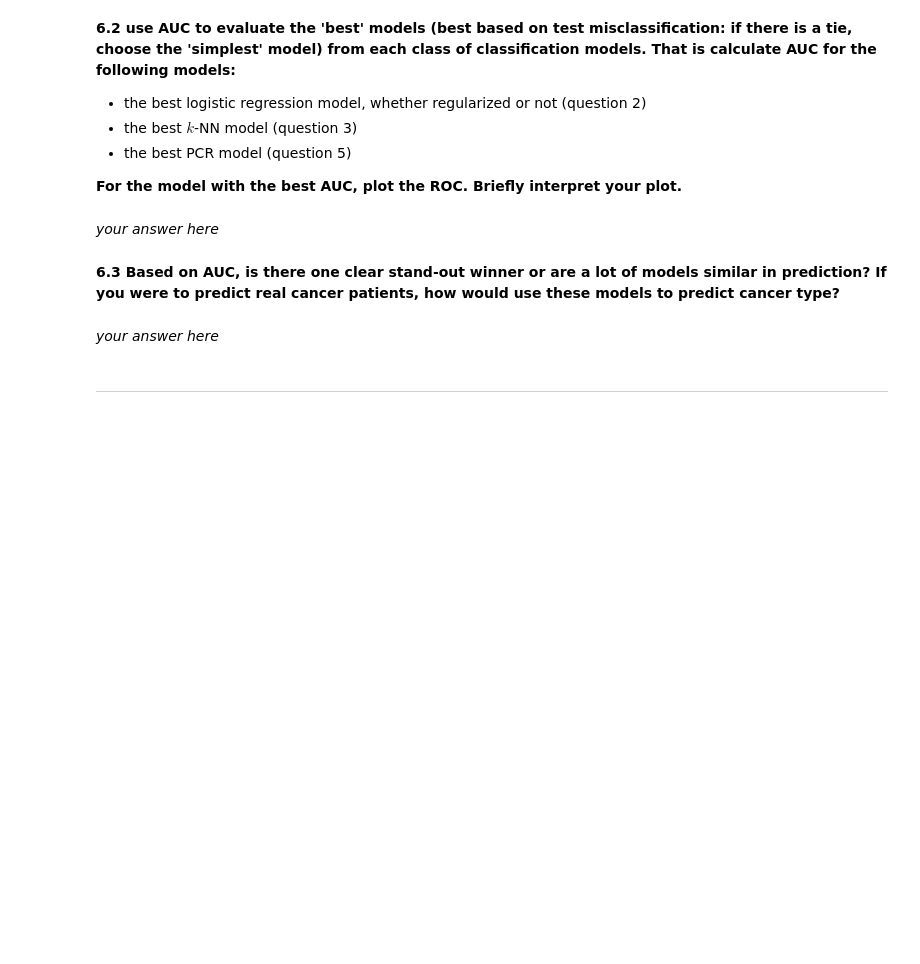
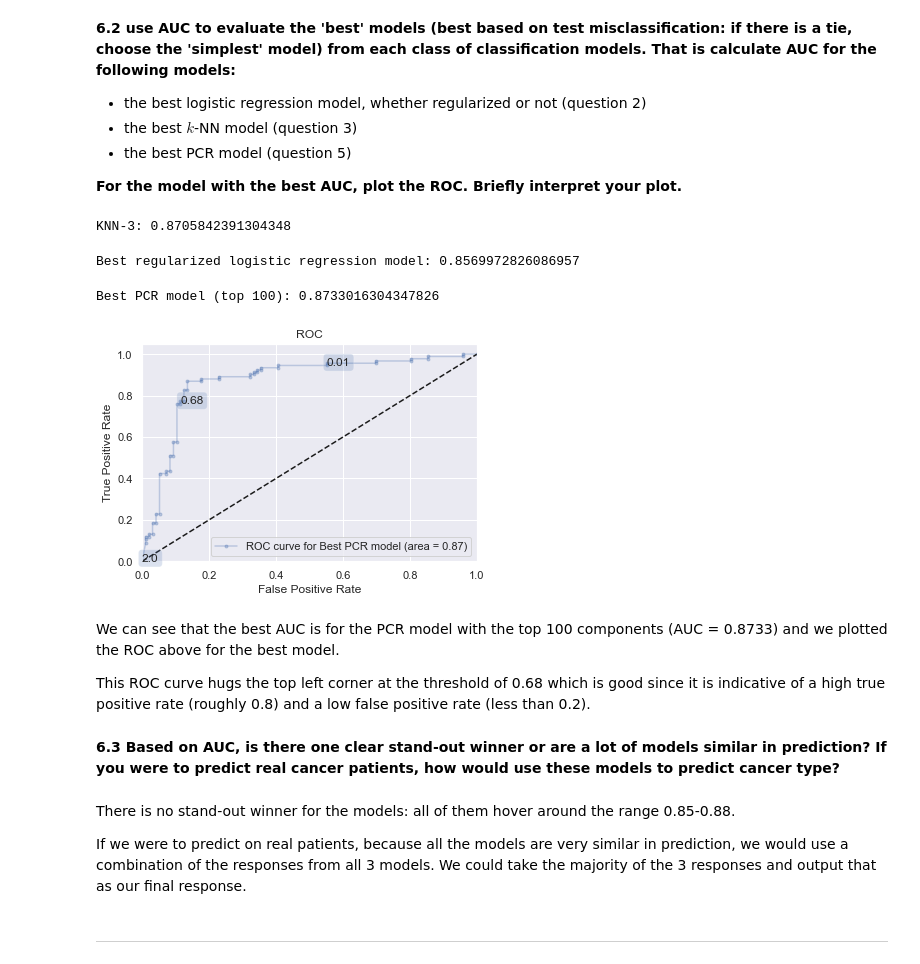
Before and after one commit to anuragmitra4/2021-s109a, a Jupyter notebook: psets/cs_s109a_hw4/cs_s109a_hw4.ipynb, the cells around one changed output. Drawn from its saved outputs; the diff is of its cells as text; code cells hidden in the pictures; blank space fills up the shorter version.

```diff
--- a/psets/cs_s109a_hw4/cs_s109a_hw4.ipynb
+++ b/psets/cs_s109a_hw4/cs_s109a_hw4.ipynb
@@ -686,2 +689,0 @@ For the model with the best AUC, plot the ROC. Briefly interpret your plot.
-# %% [markdown]
-*your answer here*
@@ -688,7 +734,29 @@ For the model with the best AUC, plot the ROC. Briefly interpret your plot.
+# %%
+print("KNN-3:", calc_auc(best_knn, y_test, X_test, proba=True))
+# %% [output]
+KNN-3: 0.8705842391304348
+# %%
+print("Best regularized logistic regression model:", calc_auc(best_model, y_test, X_test, proba=True))
+# %% [output]
+Best regularized logistic regression model: 0.8569972826086957
+# %%
+print("Best PCR model (top 100):", calc_auc(logistic_pca_goldilocks, y_test, x_test_pca_df.iloc[:,0:100], proba=True))
+# %% [output]
+Best PCR model (top 100): 0.8733016304347826
+# %%
+make_roc("Best PCR model", logistic_pca_goldilocks, y_test, x_test_pca_df.iloc[:,0:100], ax=None, labe=20, proba=True, skip=1);
+# %% [output]
+[figure, added]
+# %% [markdown]
+We can see that the best AUC is for the PCR model with the top 100 components (AUC = 0.8733) and we plotted the ROC above for the best model.
+
+This ROC curve hugs the top left corner at the threshold of 0.68 which is good since it is indicative of a high true positive rate (roughly 0.8) and a low false positive rate (less than 0.2).
 # %% [markdown]
 **6.3 Based on AUC, is there one clear stand-out winner or are a lot of models similar in prediction?  If you were to predict real cancer patients, how would use these models to predict cancer type?**
-# %% [markdown]
-*your answer here*
+# %% [markdown]
+There is no stand-out winner for the models: all of them hover around the range 0.85-0.88.
+
+If we were to predict on real patients, because all the models are very similar in prediction, we would use a combination of the responses from all 3 models. We could take the majority of the 3 responses and output that as our final response.
 # %% [markdown]
 <hr style="height:2pt">
 # %% [markdown]
```
Also changed, not shown: parts of 9 cells of this notebook.
